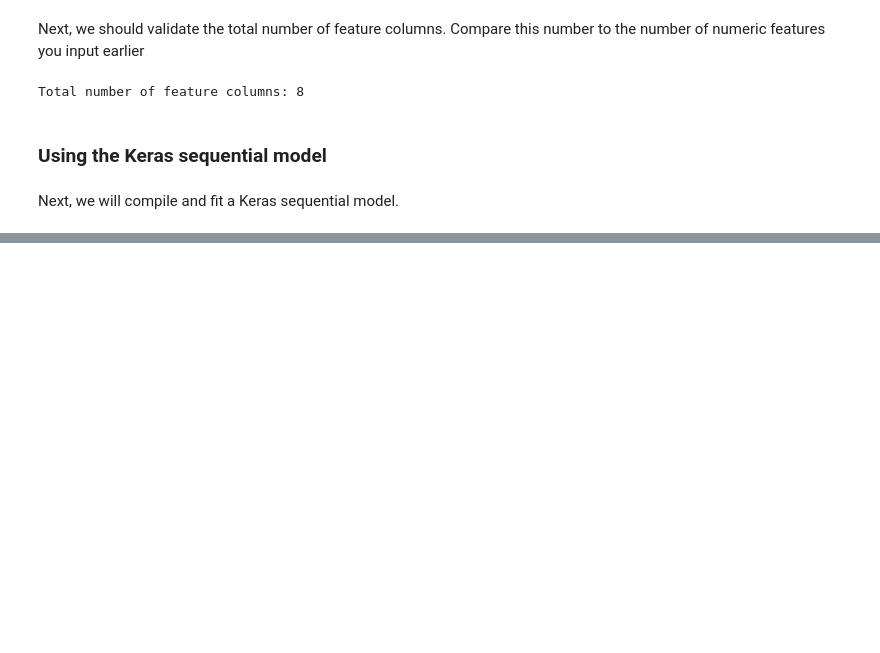
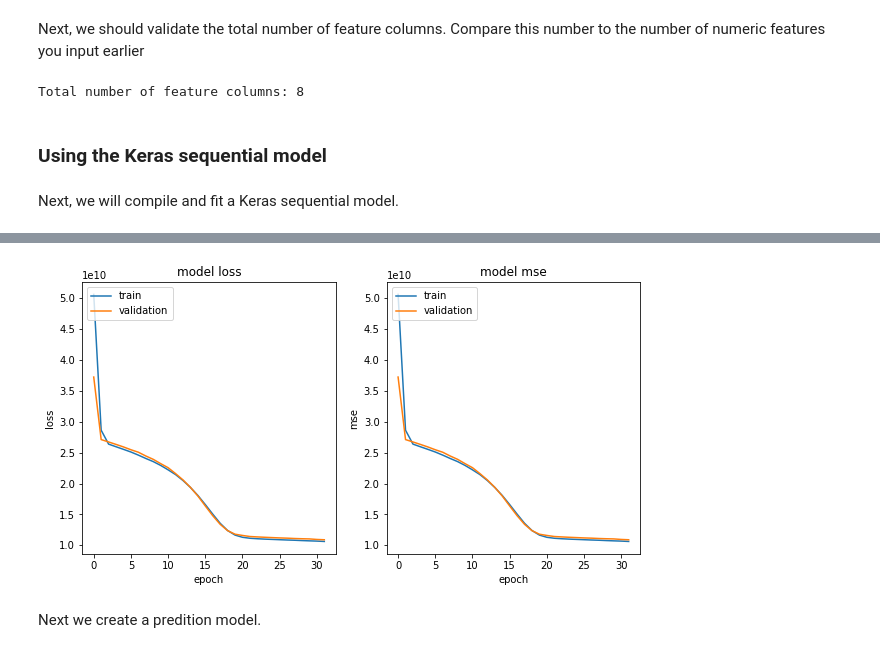
Before and after one commit to antounes/tensorflow, a Jupyter notebook: feature-engineering/keras_basic_feature_eng.ipynb, the cells around one changed output, grey strips where cells are left out. Drawn from its saved outputs; the diff is of its cells as text; code cells hidden in the pictures; blank space fills up the shorter version.

Commit message:
Keras Basic Feature Engineering

```diff
--- a/feature-engineering/keras_basic_feature_eng.ipynb
+++ b/feature-engineering/keras_basic_feature_eng.ipynb
@@ -247,0 +392,6 @@ KeyboardInterrupt:
+# %%
+for feature_name in categorical_cols:
+    vocabulary = housing_df[feature_name].unique()
+    categorical_c = tf.feature_column.categorical_column_with_vocabulary_list(feature_name, vocabulary)
+    one_hot = tf.feature_column.indicator_column(categorical_c)
+    feature_columns.append(one_hot)
@@ -247,0 +404,6 @@ KeyboardInterrupt:
+# %%
+age = tf.feature_column.numeric_column("housing_median_age")
+
+# Bucketised cols
+age_buckets = tf.feature_column.bucketized_column(age, boundaries=[10, 20, 30, 40, 50, 60, 80, 100])
+feature_columns.append(age_buckets)
@@ -247,0 +416,8 @@ KeyboardInterrupt:
+# %%
+vocabulary = housing_df["ocean_proximity"].unique()
+ocean_proximity = tf.feature_column.categorical_column_with_vocabulary_list("ocean_proximity", vocabulary)
+
+crossed_feature = tf.feature_column.crossed_column([age_buckets, ocean_proximity],
+                                                   hash_bucket_size=1000)
+crossed_feature = tf.feature_column.indicator_column(crossed_feature)
+feature_columns.append(crossed_feature)
@@ -247,0 +432,23 @@ KeyboardInterrupt:
+# %%
+# Create model
+# `tf.keras.layers.DenseFeatures()` is a layer that produces a dense Tensor based on given feature_columns
+feature_layer = tf.keras.layers.DenseFeatures(feature_columns,
+                                              dtype="float64")
+
+# `tf.keras.Sequential()` groups a linear stack of layers into a tf.keras.Model
+model = tf.keras.Sequential([
+    feature_layer,
+    layers.Dense(12, input_dim=8, activation="relu"),
+    layers.Dense(8, activation="relu"),
+    layers.Dense(1, activation="linear", name="median_house_value")
+])
+
+# Compile model
+model.compile(optimizer="adam",
+              loss="mse",
+              metrics=["mse"])
+
+# Fit model
+history = model.fit(train_ds,
+                    validation_data = val_ds,
+                    epochs=32)
@@ -247,0 +479,6 @@ KeyboardInterrupt:
+# %%
+plot_curves(history, ["loss", "mse"])
+# %% [output]
+[figure, added]
+# %% [markdown]
+Next we create a predition model.
```
Also changed, not shown: parts of 55 cells of this notebook.
